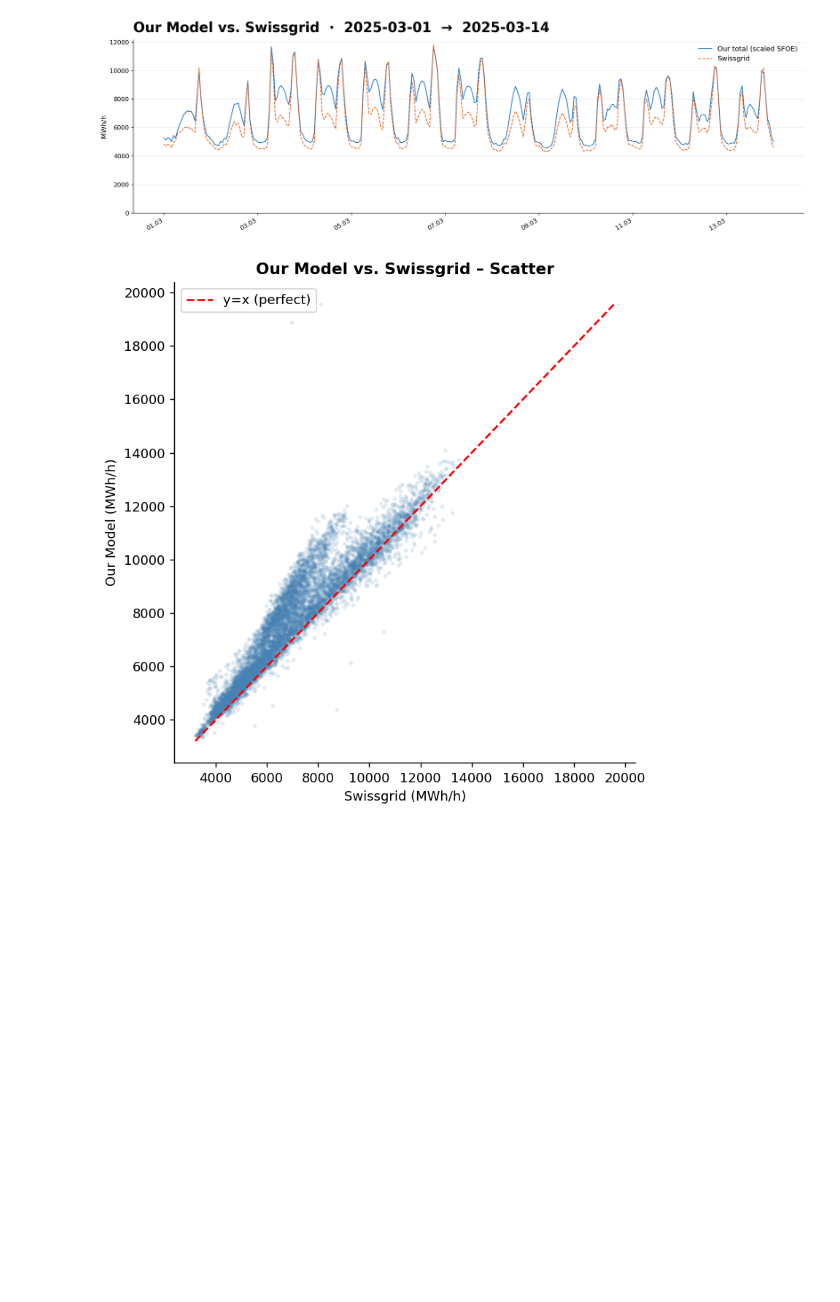
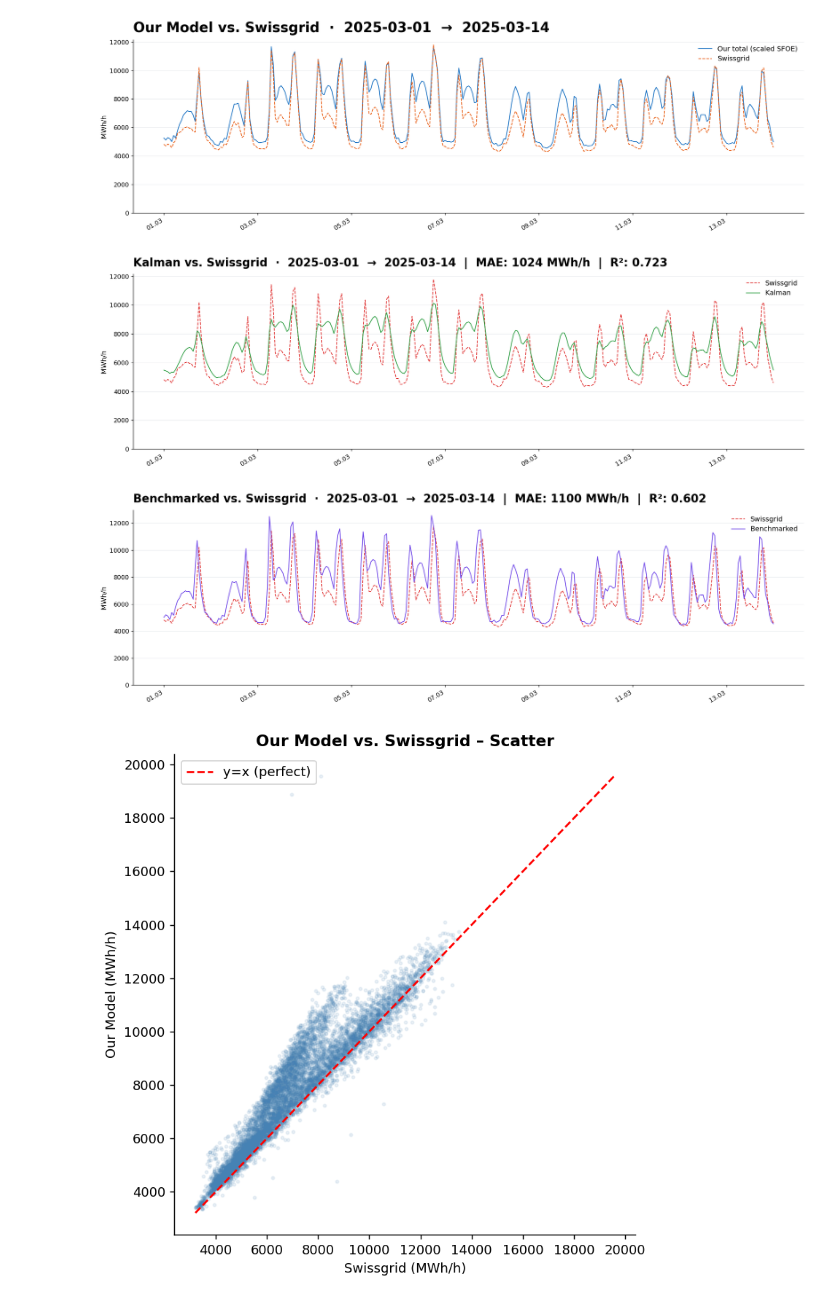
Before and after one commit to SFOE-Hackathons/EnergyDataHackdays2026-LAU-Estimating-hourly-power-production, a Jupyter notebook: chantal.ipynb, the cells around one changed output. Saved outputs shown, nothing was run; the diff lists cells and outputs as text; code cells hidden in the pictures; blank space fills up the shorter version.

```diff
--- a/chantal.ipynb
+++ b/chantal.ipynb
@@ -625,6 +625,70 @@ plt.tight_layout()
 plt.show()
 # %% [output]
 [figure]
+# %%
+# Load colleague's datasets
+CMP_START = '2025-03-01'
+CMP_END   = '2025-03-14'
+
+# Kalman (MWh)
+kalman = pd.read_csv('data/kalman_hourly_march_week.csv', parse_dates=['DateTime']).set_index('DateTime')
+kalman.index = pd.to_datetime(kalman.index)
+
+# Benchmarked (GWh → MWh)
+bench = pd.read_csv('data/benchmarked_hourly_march_week.csv', parse_dates=['DateTime']).set_index('DateTime')
+bench.index = pd.to_datetime(bench.index)
+bench['Sum_Benchmarked'] = bench['Sum_Benchmarked'] * 1000
+
+# Common index
+mask_sg  = (swissgrid.index >= CMP_START) & (swissgrid.index <= CMP_END)
+sg_zoom  = swissgrid[mask_sg]
+
+common_cmp = sg_zoom.index.intersection(kalman.index).intersection(bench.index)
+
+sg_cmp     = sg_zoom.loc[common_cmp]
+kalman_cmp = kalman.loc[common_cmp, 'Sum_Kalman_B']
+bench_cmp  = bench.loc[common_cmp, 'Sum_Benchmarked']
+
+# ── Plot 1: Kalman vs. Swissgrid ──────────────────────────────────────────
+fig, ax = plt.subplots(figsize=(16, 5))
+ax.plot(common_cmp, sg_cmp.values,     color='#e03131', lw=1.2, ls='--', label='Swissgrid')
+ax.plot(common_cmp, kalman_cmp.values, color='#2f9e44', lw=1.2, label='Kalman')
+diff_k = kalman_cmp - sg_cmp
+ax.set_title(f'Kalman vs. Swissgrid  ·  {CMP_START}  →  {CMP_END}  '
+             f'|  MAE: {diff_k.abs().mean():.0f} MWh/h  |  R²: {kalman_cmp.corr(sg_cmp)**2:.3f}',
+             fontweight='bold', fontsize=18, loc='left', pad=12)
+ax.set_ylabel('MWh/h', fontsize=11)
+ax.spines['top'].set_visible(False)
+ax.spines['right'].set_visible(False)
+ax.grid(axis='y', color='#e9ecef', linewidth=0.8)
+ax.set_ylim(bottom=0)
+ax.legend(fontsize=11, frameon=False)
+ax.xaxis.set_major_formatter(mdates.DateFormatter('%d.%m'))
+fig.autofmt_xdate()
+plt.tight_layout()
+plt.show()
+
+# ── Plot 2: Benchmarked vs. Swissgrid ────────────────────────────────────
+fig, ax = plt.subplots(figsize=(16, 5))
+ax.plot(common_cmp, sg_cmp.values,    color='#e03131', lw=1.2, ls='--', label='Swissgrid')
+ax.plot(common_cmp, bench_cmp.values, color='#7048e8', lw=1.2, label='Benchmarked')
+diff_b = bench_cmp - sg_cmp
+ax.set_title(f'Benchmarked vs. Swissgrid  ·  {CMP_START}  →  {CMP_END}  '
+             f'|  MAE: {diff_b.abs().mean():.0f} MWh/h  |  R²: {bench_cmp.corr(sg_cmp)**2:.3f}',
+             fontweight='bold', fontsize=18, loc='left', pad=12)
+ax.set_ylabel('MWh/h', fontsize=11)
+ax.spines['top'].set_visible(False)
+ax.spines['right'].set_visible(False)
+ax.grid(axis='y', color='#e9ecef', linewidth=0.8)
+ax.set_ylim(bottom=0)
+ax.legend(fontsize=11, frameon=False)
+ax.xaxis.set_major_formatter(mdates.DateFormatter('%d.%m'))
+fig.autofmt_xdate()
+plt.tight_layout()
+plt.show()
+# %% [output]
+[figure, added]
+[figure, added]
 # %%
 # Plot 3: Scatter Our vs. Swissgrid
 fig, ax = plt.subplots(figsize=(6, 6))
```
